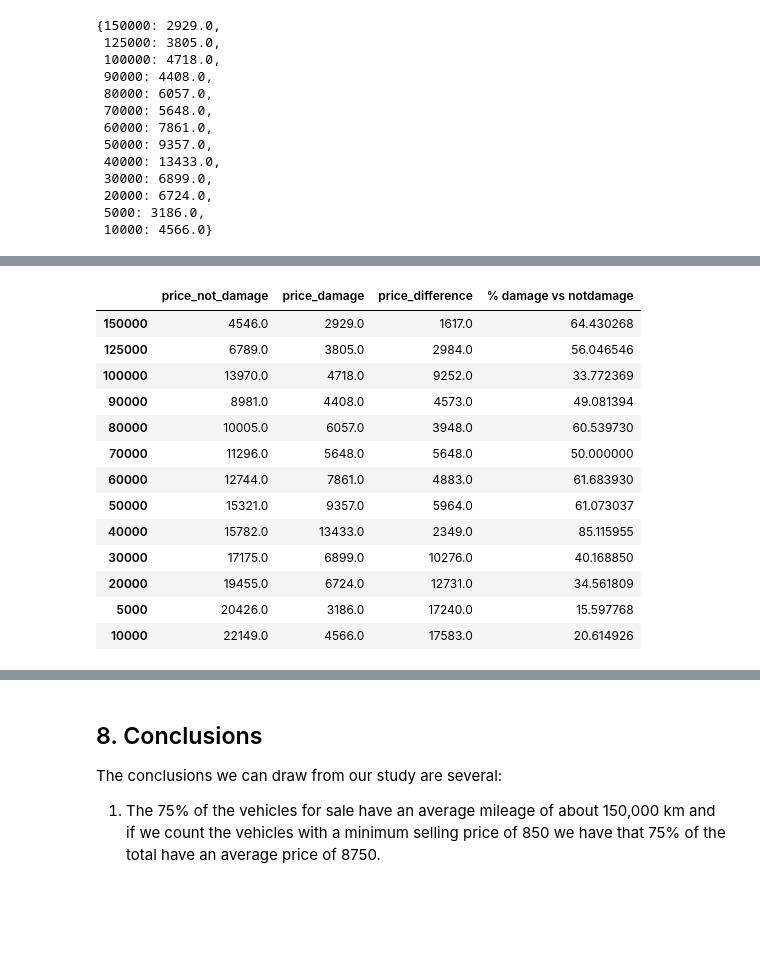
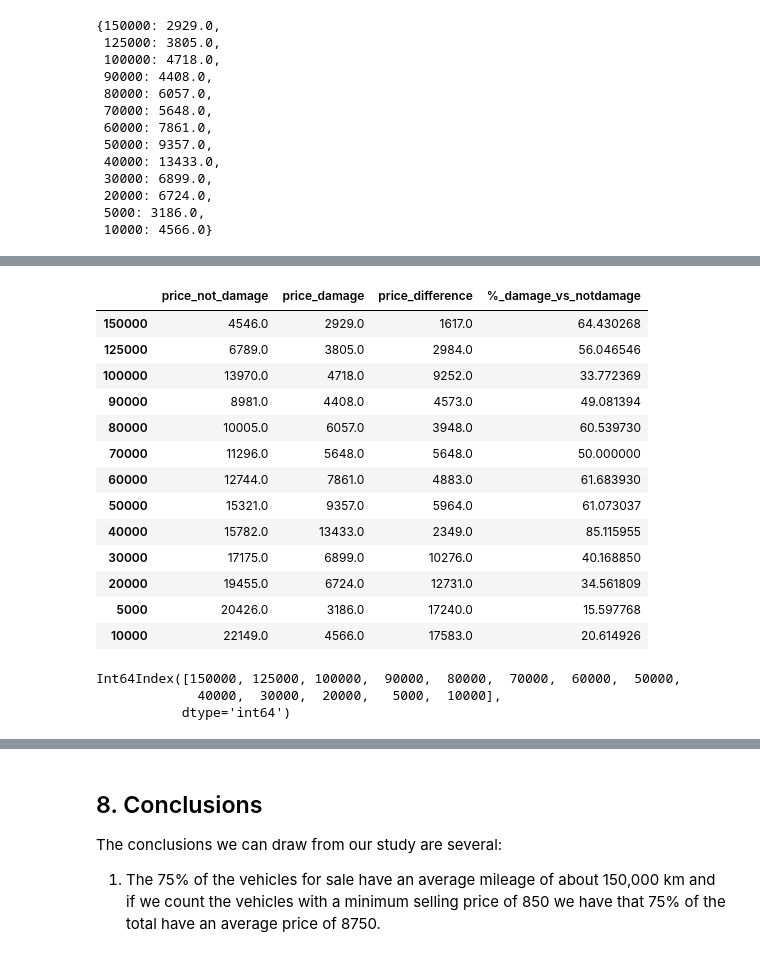
Before and after one commit to albertjimrod/Data-science-projects, a Jupyter notebook: 02 Data_Analisis_Visualization/00_Numpy introduction/Exploring Ebay Car Sales Data v2.ipynb, the cells around one changed output, grey strips where cells are left out. Cells and saved outputs as stored; diff of their text form; code cells hidden in the pictures; blank space fills up the shorter version.

```diff
--- a/02 Data_Analisis_Visualization/00_Numpy introduction/Exploring Ebay Car Sales Data v2.ipynb
+++ b/02 Data_Analisis_Visualization/00_Numpy introduction/Exploring Ebay Car Sales Data v2.ipynb
@@ -159,5 +167,5 @@ autos.csv: application/csv; charset=unknown-8bit
 # %%
-autos = pd.read_csv("autos.csv",encoding='ISO-8859-1')
+autos = pd.read_csv("autos.csv",encoding='Windows-1252') # Windows-1252 == ISO-8859-1
 # %% [markdown]
  https://stackoverflow.com/questions/7048745/what-is-the-difference-between-utf-8-and-iso-8859-1
 
@@ -1527,25 +1620,25 @@ avg_price_by_km_damage
 # %%
 series_nondamage = pd.Series(avg_price_by_km_non_damage)
 df_nondamage = pd.DataFrame(series_nondamage)
 df_nondamage = df_nondamage.rename(columns = {0:'price_not_damage'})
 
 series_damage = pd.Series(avg_price_by_km_damage)
 df_damage = pd.DataFrame(series_damage)
 df_damage = df_damage.rename(columns = {0:'price_damage'})
 
 series_diference = series_nondamage - series_damage
 df_diference = pd.DataFrame(series_diference)
 df_diference = df_diference.rename(columns = {0:'price_difference'})
 
 series_diference_percent = (series_damage * 100) / series_nondamage.round(2)
 df_diference_percent = pd.DataFrame(series_diference_percent)
-df_diference_percent = df_diference_percent.rename(columns = {0:'% damage vs notdamage '})
+df_diference_percent = df_diference_percent.rename(columns = {0:'%_damage_vs_notdamage '})
 
 
 df = pd.concat([df_nondamage, df_damage, df_diference, df_diference_percent], axis = 1)
 df
 # %% [output]
-|  | price_not_damage | price_damage | price_difference | % damage vs notdamage |
+|  | price_not_damage | price_damage | price_difference | %_damage_vs_notdamage |
 | 150000 | 4546.0 | 2929.0 | 1617.0 | 64.430268 |
 | 125000 | 6789.0 | 3805.0 | 2984.0 | 56.046546 |
 | 100000 | 13970.0 | 4718.0 | 9252.0 | 33.772369 |
@@ -1559,3 +1652,9 @@ df
 | 20000 | 19455.0 | 6724.0 | 12731.0 | 34.561809 |
 | 5000 | 20426.0 | 3186.0 | 17240.0 | 15.597768 |
 | 10000 | 22149.0 | 4566.0 | 17583.0 | 20.614926 |
+# %%
+df.index
+# %% [output]
+Int64Index([150000, 125000, 100000,  90000,  80000,  70000,  60000,  50000,
+             40000,  30000,  20000,   5000,  10000],
+           dtype='int64')
```
Also changed, not shown: parts of 34 cells of this notebook.
